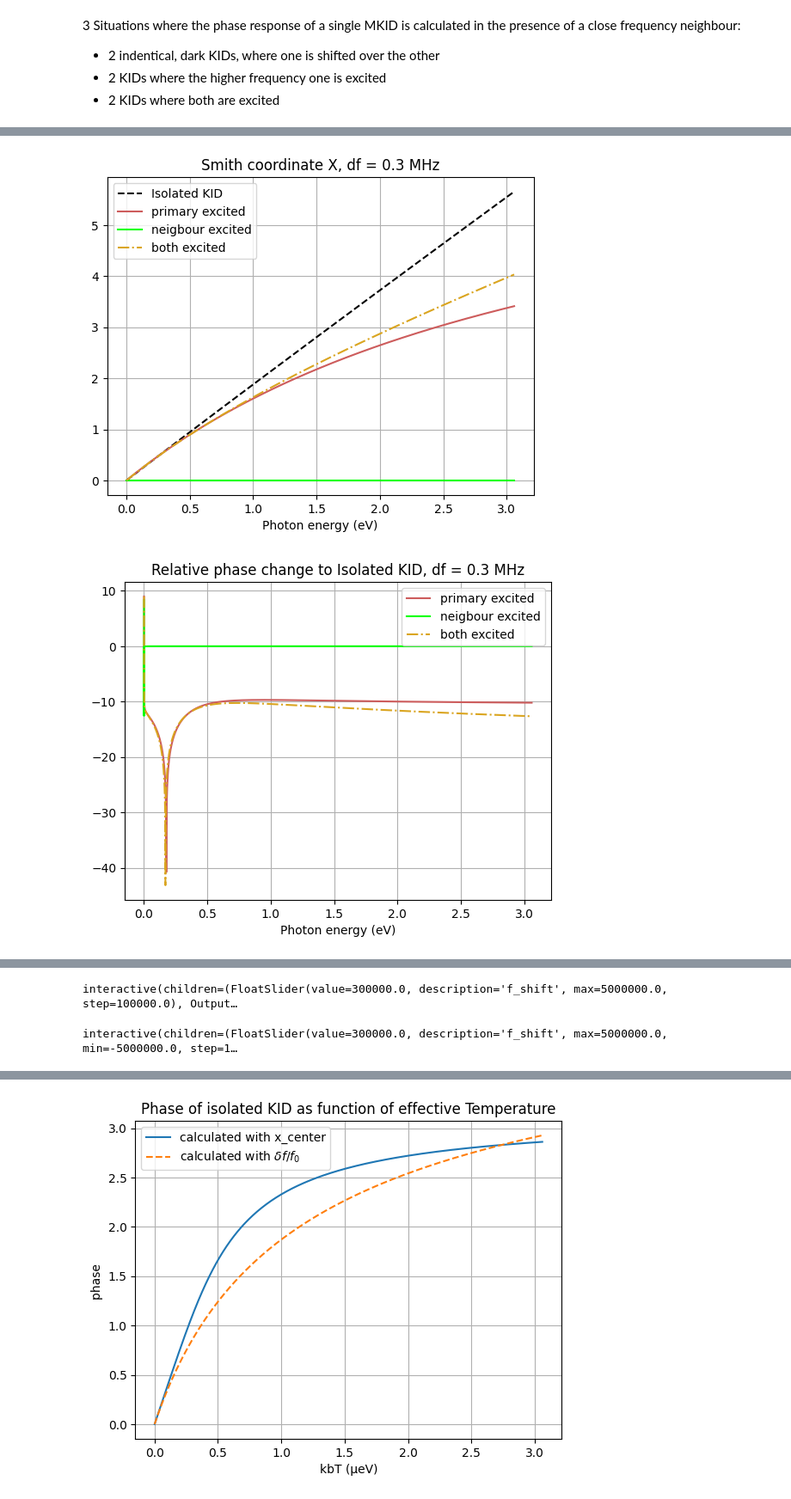
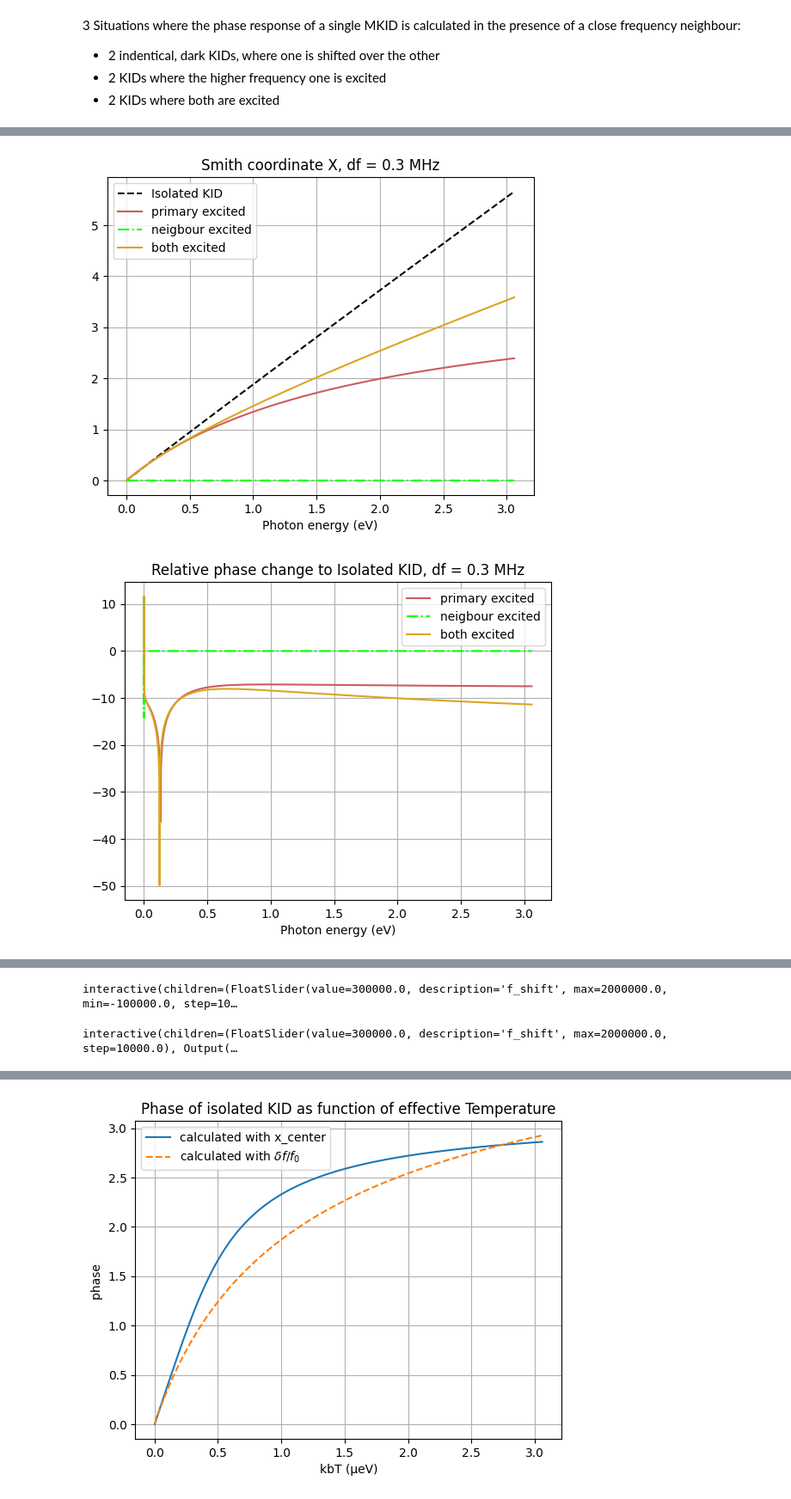
Before and after one commit to HesselSchulte/Python_KID_model, a Jupyter notebook: Fres shift jupyter.ipynb, the cells around one changed output, grey strips where cells are left out. Shown: that part at 86% size. Saved outputs shown, nothing was run; the diff lists cells and outputs as text; code cells hidden in the pictures.

Commit message:
Graph of all crosstalk situations together

```diff
--- a/Fres shift jupyter.ipynb
+++ b/Fres shift jupyter.ipynb
@@ -76,7 +78,7 @@ for i, kbT in enumerate(kbTarr):
     s1_A[i], s2_A[i] = kc.cinduct(hw0_A, supercond.D0, kbT)
 
 
-s1_B, s2_B = np.zeros((2, len(kbTarr)))
+s1_B, s2_B, exNqp = np.zeros((3, len(kbTarr)))
 for i, kbT in enumerate(kbTarr):
     s1_B[i], s2_B[i] = kc.cinduct(hw0_B, supercond.D0, kbT)
     exNqp[i] = V_ind * kc.nqp(kbT, supercond.D0, supercond)
@@ -150,8 +152,16 @@ x_center = 0.5003586118447881
 - 2 KIDs where both are excited
 # %%
 #Define 2 KIDs:
+def neighbour_KID(f0_neighbour):
+    hW_neighbour = 6.582e-4*2*np.pi*(f0_neighbour)*1e-6
+    Qi0_neighbour =  KID_eq_properties(hW_neighbour, supercond.D0, f0_neighbour)[2]
+    s10_neighbour, s20_neighbour, Qi0_neighbour, Q0_neighbour, Lk0_neighbour, Lg_neighbour, C_neighbour = KID_eq_properties(hw0_A, supercond.D0, f0_neighbour)
+    S21_0_neigbhour, Lk_neighbour, f_resp_neighbour, Qi_resp_neighbour, Q_resp_neighbour = KID_response(Qi0_neighbour, Qc, f_read, f0_B, s1_A, s2_A, Lg_neighbour, C_neighbour)
+    neighbour_resp = kc.S21(Qi_resp_neighbour.reshape(-1,1), Qc, f_read, f_resp_neighbour.reshape(-1,1))
+    return neighbour_resp
+
 primary_resp = kc.S21(Qi_resp_B.reshape(-1,1), Qc, f_read, f_resp_B.reshape(-1,1))
-neighbour_resp = kc.S21(Qi_resp_A.reshape(-1,1), Qc, f_read, f_resp_A.reshape(-1,1))
+neighbour_resp = neighbour_KID(f0_A)
 
 #2 KIDS, high frequency excited
 combined_resp1 = primary_resp*neighbour_resp[0]
@@ -175,8 +185,8 @@ plt.xlabel("Photon energy (eV)")
 plt.ylabel("Phase (rad)")
 plt.plot(exE, theta, label = 'Isolated KID', color = "black", linestyle = 'dashed')
 plt.plot(exE, theta_1, label = "primary excited", color = "indianred")
-plt.plot(exE, theta_2, label = "neigbour excited", color = "lime")
-plt.plot(exE, theta_3, label = "both excited", color = "goldenrod", linestyle = '-.')
+plt.plot(exE, theta_2, label = "neigbour excited", color = "lime", linestyle = '-.')
+plt.plot(exE, theta_3, label = "both excited", color = "goldenrod")
 plt.legend()
 plt.grid()
 
@@ -185,8 +195,8 @@ plt.title("Smith coordinate X, df = 0.3 MHz")
 plt.xlabel("Photon energy (eV)")
 plt.plot(exE, Xsmith, label = 'Isolated KID', color = "black", linestyle = 'dashed')
 plt.plot(exE, Xsmith_1,label = "primary excited", color = "indianred" )
-plt.plot(exE, Xsmith_2, label = "neigbour excited", color = "lime")
-plt.plot(exE, Xsmith_3, label = "both excited", color = "goldenrod", linestyle = '-.')
+plt.plot(exE, Xsmith_2, label = "neigbour excited", color = "lime", linestyle = '-.')
+plt.plot(exE, Xsmith_3, label = "both excited", color = "goldenrod")
 plt.legend()
 plt.grid()
 
@@ -195,8 +205,8 @@ plt.figure()
 plt.title("Relative phase change to Isolated KID, df = 0.3 MHz")
 plt.xlabel("Photon energy (eV)")
 plt.plot(exE, dB_scale((theta_1-theta)/theta), label = "primary excited", color = "indianred" )
-plt.plot(exE, dB_scale((theta_2-theta)/theta), label = "neigbour excited", color = "lime")
-plt.plot(exE, dB_scale((theta_3-theta)/theta), label = "both excited", color = "goldenrod", linestyle = '-.')
+plt.plot(exE, dB_scale((theta_2-theta)/theta), label = "neigbour excited", color = "lime", linestyle = '-.')
+plt.plot(exE, dB_scale((theta_3-theta)/theta), label = "both excited", color = "goldenrod")
 plt.legend()
 plt.grid()
 
@@ -204,8 +214,8 @@ plt.figure()
 plt.title("Relative 'X-coordinate' change to Isolated KID, df = 0.3 MHz")
 plt.xlabel("Photon energy (eV)")
 plt.plot(exE, dB_scale((Xsmith_1-Xsmith)/Xsmith), label = "primary excited", color = "indianred" )
-plt.plot(exE, dB_scale((Xsmith_2-Xsmith)/Xsmith), label = "neigbour excited", color = "lime")
-plt.plot(exE, dB_scale((Xsmith_3-Xsmith)/Xsmith), label = "both excited", color = "goldenrod", linestyle = '-.')
+plt.plot(exE, dB_scale((Xsmith_2-Xsmith)/Xsmith), label = "neigbour excited", color = "lime", linestyle = '-.')
+plt.plot(exE, dB_scale((Xsmith_3-Xsmith)/Xsmith), label = "both excited", color = "goldenrod")
 plt.legend()
 plt.grid()
 # %% [output]
@@ -213,2 +223,2 @@ plt.grid()
-[figure, old version]
+[figure, new version]
-[figure, old version]
+[figure, new version]
@@ -220,12 +230,12 @@ def interact_phase():
     # plt.plot(f_read,10*np.log10(np.abs(S21_0*S21_1)), linewidth=1, label="Unloaded S21")
     plt.plot(exE, theta, label = 'Isolated KID', color = "black", linestyle = 'dashed')
     line1, = plt.plot([], [], linewidth=2, label="Primary excited", color = "indianred")# Initialize curve to empty data.
-    line2, = plt.plot([], [], linewidth=2, label="Neighbour excited", color = "lime")
-    line3, = plt.plot([], [], linewidth=2, label="Both Excited", color = "goldenrod", linestyle = "-.")
+    line2, = plt.plot([], [], linewidth=2, label="Neighbour excited", color = "lime", linestyle = "-.")
+    line3, = plt.plot([], [], linewidth=2, label="Both Excited", color = "goldenrod")
     ## Set up the figure axes, etc.
     plt.title("Cartesian phases")
     plt.xlabel('Photon energy (eV)')
-    plt.ylim(-0.1, np.pi)
+    plt.ylim(-np.pi, np.pi)
     plt.xlim(0, np.max(exE)+0.1)
     plt.ylabel('phase (rad)')
     plt.grid()
@@ -234,10 +244,7 @@ def interact_phase():
 
     ## Callback function
     def plot_phase(df_slider):
-        hW_neighbour = 6.582e-4*2*np.pi*(f0_B-df_slider)*1e-6
-        Qi0_neighbour =  KID_eq_properties(hW_neighbour, supercond.D0, f0_B-df_slider)[2]
-        S21_0_neighbour, Lk_neighbour, f_resp_neighbour, Qi_resp_neighbour, Q_resp_neighbour = KID_response(Qi0_neighbour, Qc, f_read, f0_B-df_slider, s1_A, s2_A, Lg_A, C_A)
-        neighbour_resp = kc.S21(Qi_resp_neighbour.reshape(-1,1), Qc, f_read, f_resp_neighbour.reshape(-1,1))
+        neighbour_resp = neighbour_KID(f0_B-df_slider)
 
         combined_resp1 = primary_resp*neighbour_resp[0]
         combined_resp2 = primary_resp[0]*neighbour_resp
@@ -255,7 +262,7 @@ def interact_phase():
 
     ## Generate the user interface.
     interact(plot_phase,
-             df_slider = FloatSlider(min = 0 , max = 5e6, step = 1e5, value = df, description = "f_shift"))
+             df_slider = FloatSlider(min = -1e5 , max = 2e6, step = 1e4, value = df, description = "f_shift"))
 
 def interact_smith():
     ## Set up the plot data
@@ -263,8 +270,8 @@ def interact_smith():
     # plt.plot(f_read,10*np.log10(np.abs(S21_0*S21_1)), linewidth=1, label="Unloaded S21")
     plt.plot(exE, Xsmith, label = 'Isolated KID', color = "black", linestyle = 'dashed')
     line1, = plt.plot([], [], linewidth=2, label="Primary excited", color = "indianred")# Initialize curve to empty data.
-    line2, = plt.plot([], [], linewidth=2, label="Neighbour excited", color = "lime")
-    line3, = plt.plot([], [], linewidth=2, label="Both Excited", color = "goldenrod", linestyle = "-.")
+    line2, = plt.plot([], [], linewidth=2, label="Neighbour excited", color = "lime", linestyle = "-.")
+    line3, = plt.plot([], [], linewidth=2, label="Both Excited", color = "goldenrod")
     ## Set up the figure axes, etc.
     plt.title("Smith coordinate X")
     plt.xlabel('Photon energy (eV)')
@@ -277,10 +284,7 @@ def interact_smith():
 
     ## Callback function
     def plot_phase(df_slider):
-        hW_neighbour = 6.582e-4*2*np.pi*(f0_B-df_slider)*1e-6
-        Qi0_neighbour =  KID_eq_properties(hW_neighbour, supercond.D0, f0_B-df_slider)[2]
-        S21_0_neighbour, Lk_neighbour, f_resp_neighbour, Qi_resp_neighbour, Q_resp_neighbour = KID_response(Qi0_neighbour, Qc, f_read, f0_B-df_slider, s1_A, s2_A, Lg_A, C_A)
-        neighbour_resp = kc.S21(Qi_resp_neighbour.reshape(-1,1), Qc, f_read, f_resp_neighbour.reshape(-1,1))
+        neighbour_resp = neighbour_KID(f0_B-df_slider)
 
         combined_resp1 = primary_resp*neighbour_resp[0]
         combined_resp2 = primary_resp[0]*neighbour_resp
@@ -297,11 +301,11 @@ def interact_smith():
 
     ## Generate the user interface.
     interact(plot_phase,
-             df_slider = FloatSlider(min = -5e6 , max = 5e6, step = 1e5, value = df, description = "f_shift"))
+             df_slider = FloatSlider(min = 0 , max = 2e6, step = 1e4, value = df, description = "f_shift"))
 
 interact_phase()
 interact_smith()
 # %% [output]
-interactive(children=(FloatSlider(value=300000.0, description='f_shift', max=5000000.0, step=100000.0), Output…
+interactive(children=(FloatSlider(value=300000.0, description='f_shift', max=2000000.0, min=-100000.0, step=10…
-interactive(children=(FloatSlider(value=300000.0, description='f_shift', max=5000000.0, min=-5000000.0, step=1…
+interactive(children=(FloatSlider(value=300000.0, description='f_shift', max=2000000.0, step=10000.0), Output(…
 # %%
```
Also changed, not shown: parts of 7 cells of this notebook.
